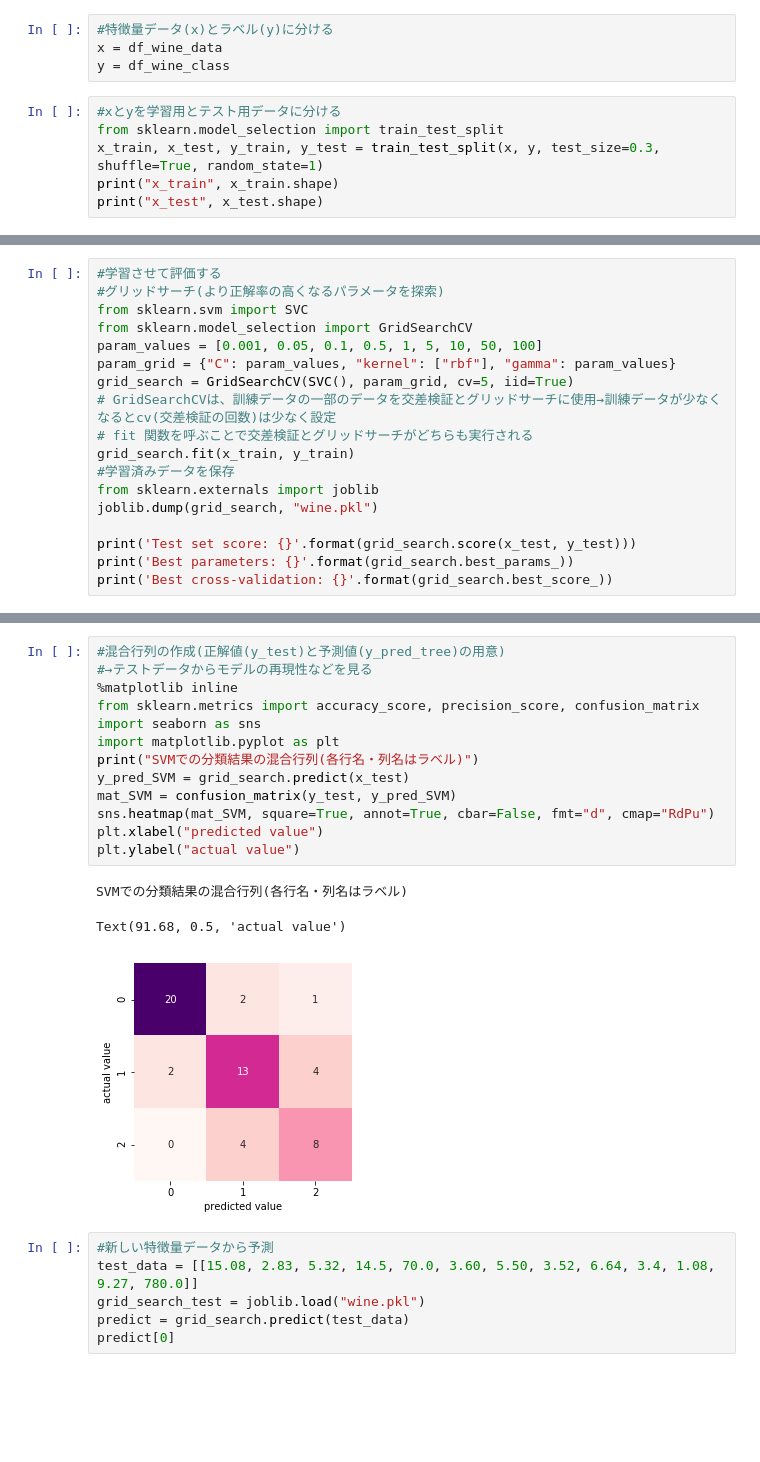
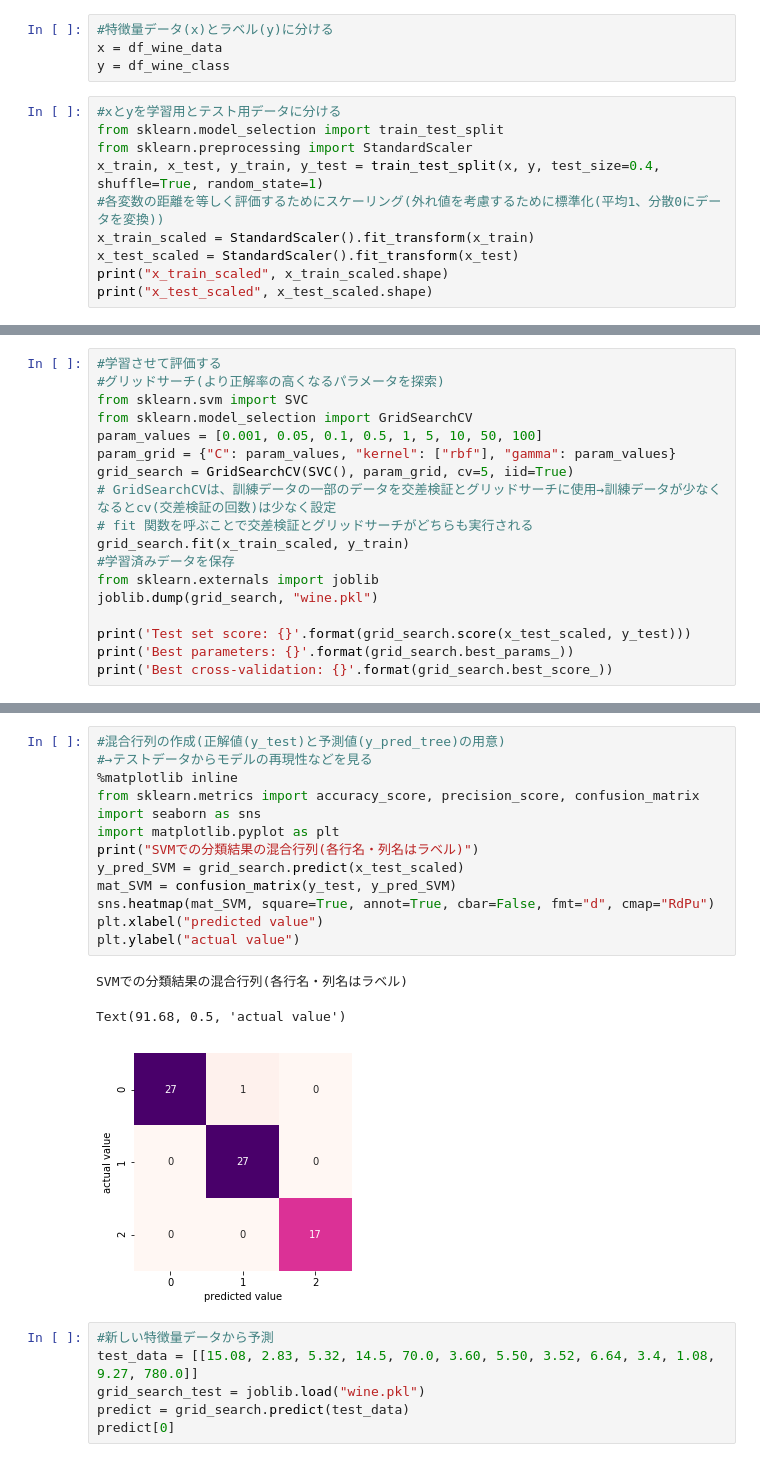
Before and after one commit to shin4488/Machine_Learning, a Jupyter notebook: SVM/wine/SVM_wine.ipynb, the cells around one changed output, grey strips where cells are left out. Drawn from its saved outputs; the diff is of its cells as text; blank space fills up the shorter version.

```diff
--- a/SVM/wine/SVM_wine.ipynb
+++ b/SVM/wine/SVM_wine.ipynb
@@ -37,7 +37,11 @@ y = df_wine_class
 # %%
 #xとyを学習用とテスト用データに分ける
 from sklearn.model_selection import train_test_split
-x_train, x_test, y_train, y_test = train_test_split(x, y, test_size=0.3, shuffle=True, random_state=1)
-print("x_train", x_train.shape)
-print("x_test", x_test.shape)
+from sklearn.preprocessing import StandardScaler
+x_train, x_test, y_train, y_test = train_test_split(x, y, test_size=0.4, shuffle=True, random_state=1)
+#各変数の距離を等しく評価するためにスケーリング(外れ値を考慮するために標準化(平均1、分散0にデータを変換))
+x_train_scaled = StandardScaler().fit_transform(x_train)
+x_test_scaled = StandardScaler().fit_transform(x_test)
+print("x_train_scaled", x_train_scaled.shape)
+print("x_test_scaled", x_test_scaled.shape)
 # %% [output]
@@ -53,12 +57,12 @@ param_grid = {"C": param_values, "kernel": ["rbf"], "gamma": param_values}
 grid_search = GridSearchCV(SVC(), param_grid, cv=5, iid=True)
 # GridSearchCVは、訓練データの一部のデータを交差検証とグリッドサーチに使用→訓練データが少なくなるとcv(交差検証の回数)は少なく設定
 # fit 関数を呼ぶことで交差検証とグリッドサーチがどちらも実行される
-grid_search.fit(x_train, y_train)
+grid_search.fit(x_train_scaled, y_train)
 #学習済みデータを保存
 from sklearn.externals import joblib
 joblib.dump(grid_search, "wine.pkl")
 
-print('Test set score: {}'.format(grid_search.score(x_test, y_test)))
+print('Test set score: {}'.format(grid_search.score(x_test_scaled, y_test)))
 print('Best parameters: {}'.format(grid_search.best_params_))
 print('Best cross-validation: {}'.format(grid_search.best_score_))
 # %% [output]
@@ -68,20 +72,20 @@ Best cross-validation: 0.782258064516129
 # %%
 #混合行列の作成(正解値(y_test)と予測値(y_pred_tree)の用意)
 #→テストデータからモデルの再現性などを見る
 %matplotlib inline
 from sklearn.metrics import accuracy_score, precision_score, confusion_matrix
 import seaborn as sns
 import matplotlib.pyplot as plt
 print("SVMでの分類結果の混合行列(各行名・列名はラベル)")
-y_pred_SVM = grid_search.predict(x_test)
+y_pred_SVM = grid_search.predict(x_test_scaled)
 mat_SVM = confusion_matrix(y_test, y_pred_SVM)
 sns.heatmap(mat_SVM, square=True, annot=True, cbar=False, fmt="d", cmap="RdPu")
 plt.xlabel("predicted value")
 plt.ylabel("actual value")
 # %% [output]
 SVMでの分類結果の混合行列(各行名・列名はラベル)
 Text(91.68, 0.5, 'actual value')
-[figure, old version]
+[figure, new version]
 # %%
 #新しい特徴量データから予測
 test_data = [[15.08, 2.83, 5.32, 14.5, 70.0, 3.60, 5.50, 3.52, 6.64, 3.4, 1.08, 9.27, 780.0]]
```
Also changed, not shown: parts of 2 cells of this notebook, 1 other file.
